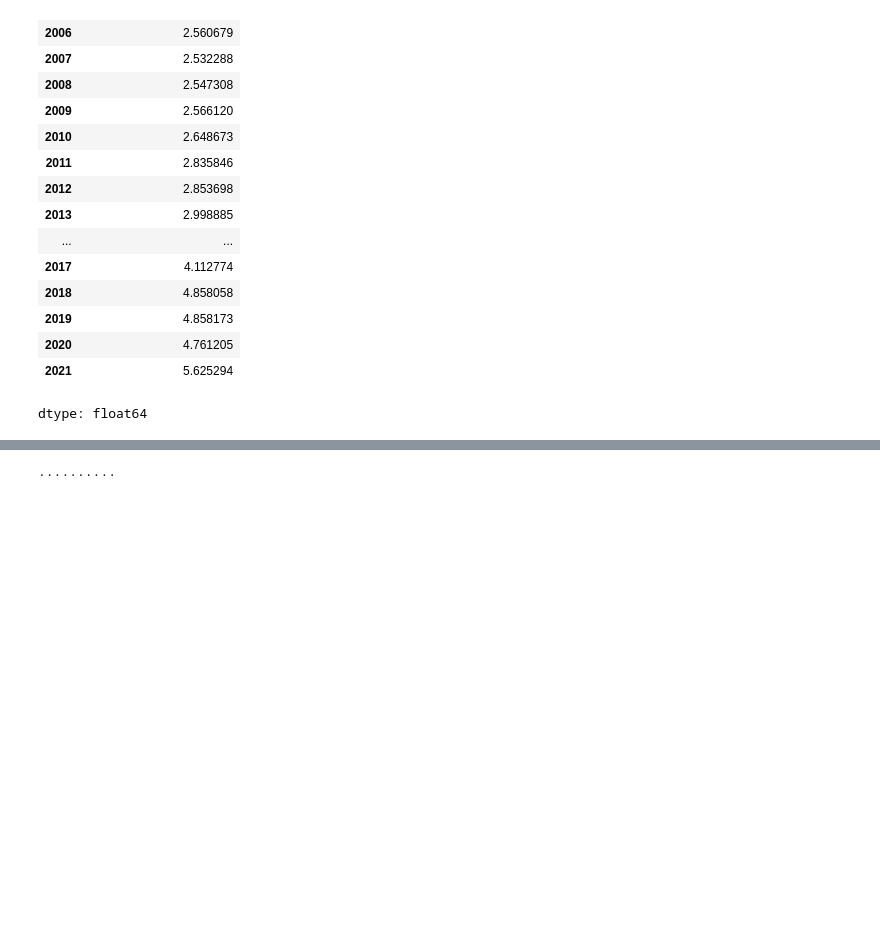
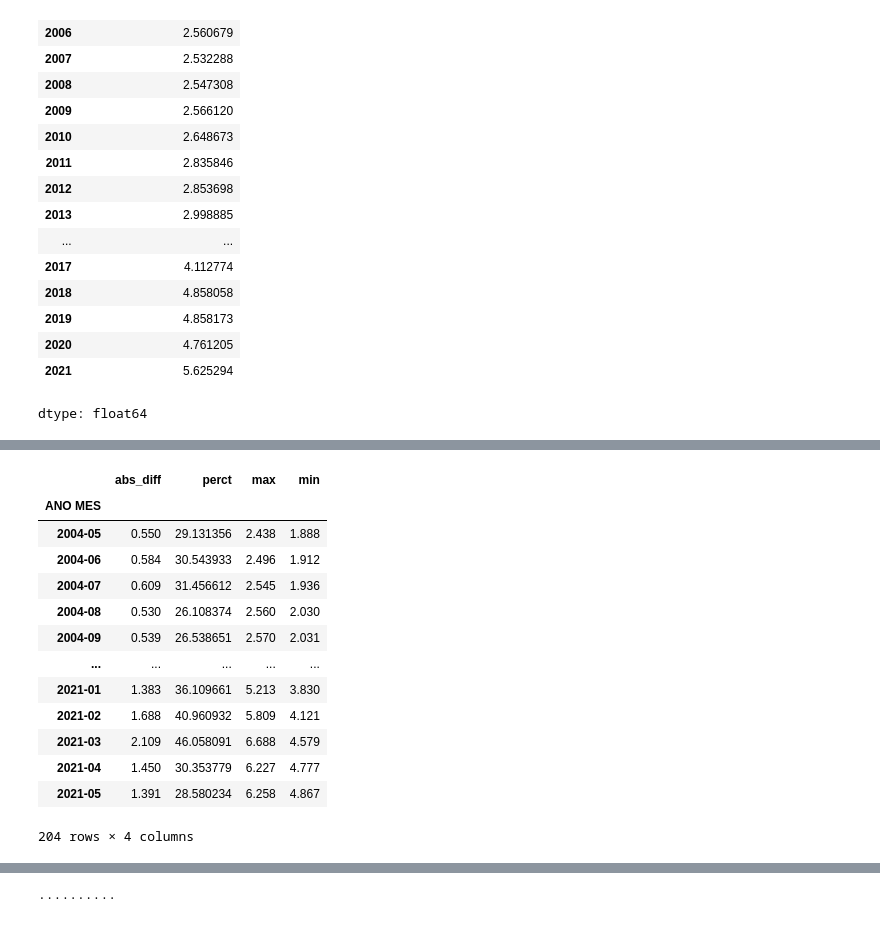
Before and after one commit to italofvaz/gas_price_brazil, a Jupyter notebook: eda_gas_price_brazil.ipynb, the cells around one changed output, grey strips where cells are left out. Saved outputs shown, nothing was run; the diff lists cells and outputs as text; code cells hidden in the pictures; blank space fills up the shorter version.

```diff
--- a/eda_gas_price_brazil-5.ipynb
+++ b/eda_gas_price_brazil.ipynb
@@ -294,0 +253,2 @@ df_south['PREÇO MÁXIMO REVENDA'].mean()
+# %%
+df_min = df2.groupby('ANO MES').min()['PREÇO MÉDIO REVENDA']
@@ -294,0 +273,23 @@ df_south['PREÇO MÁXIMO REVENDA'].mean()
+# %%
+df_diff = pd.DataFrame()
+# %%
+df_diff['abs_diff'] = df_max - df_min
+# %%
+df_diff['perct'] = (df_max - df_min) / df_min * 100
+# %%
+df_diff
+# %% [output]
+|  | abs_diff | perct | max | min |
+| ANO MES |  |  |  |  |
+| 2004-05 | 0.550 | 29.131356 | 2.438 | 1.888 |
+| 2004-06 | 0.584 | 30.543933 | 2.496 | 1.912 |
+| 2004-07 | 0.609 | 31.456612 | 2.545 | 1.936 |
+| 2004-08 | 0.530 | 26.108374 | 2.560 | 2.030 |
+| 2004-09 | 0.539 | 26.538651 | 2.570 | 2.031 |
+| ... | ... | ... | ... | ... |
+| 2021-01 | 1.383 | 36.109661 | 5.213 | 3.830 |
+| 2021-02 | 1.688 | 40.960932 | 5.809 | 4.121 |
+| 2021-03 | 2.109 | 46.058091 | 6.688 | 4.579 |
+| 2021-04 | 1.450 | 30.353779 | 6.227 | 4.777 |
+| 2021-05 | 1.391 | 28.580234 | 6.258 | 4.867 |
+204 rows × 4 columns
```
Also changed, not shown: parts of 20 cells of this notebook.
